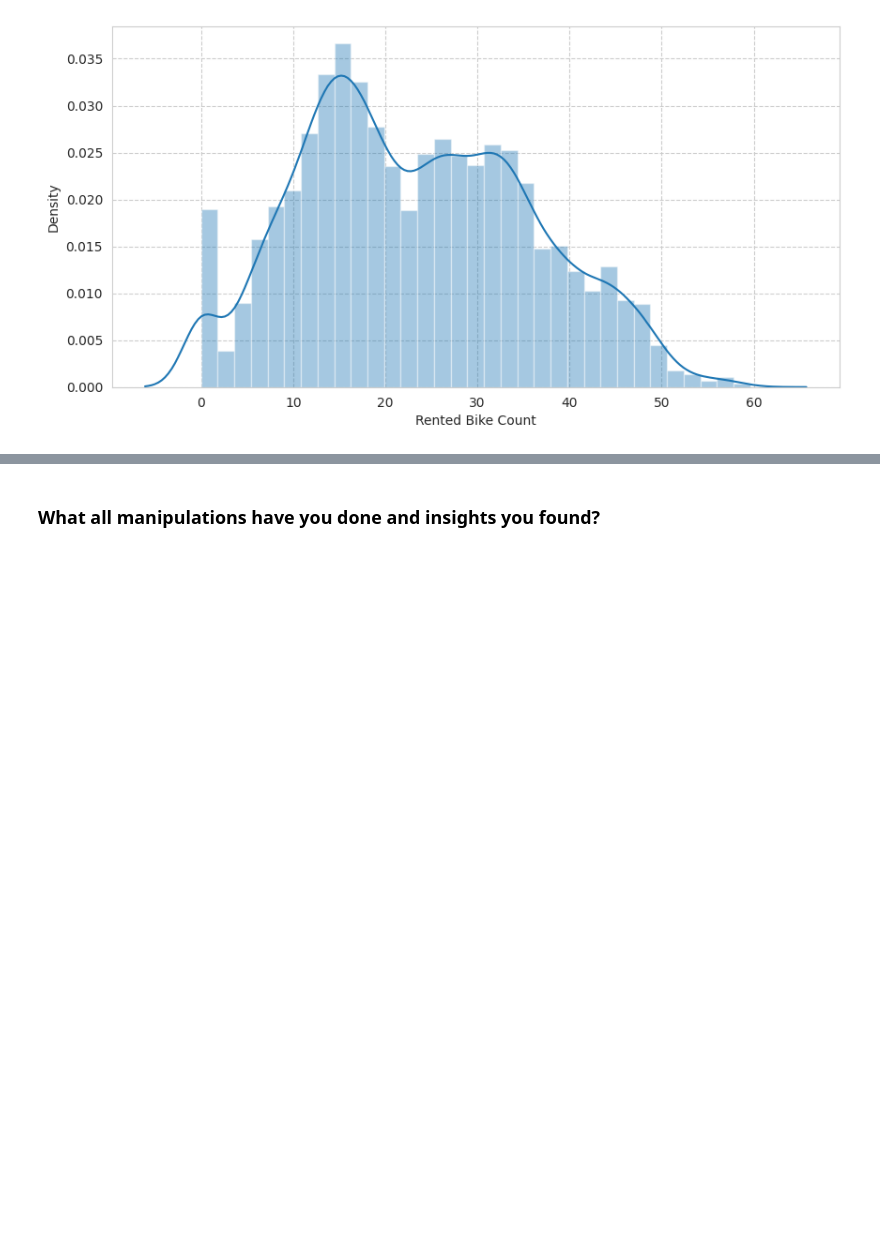
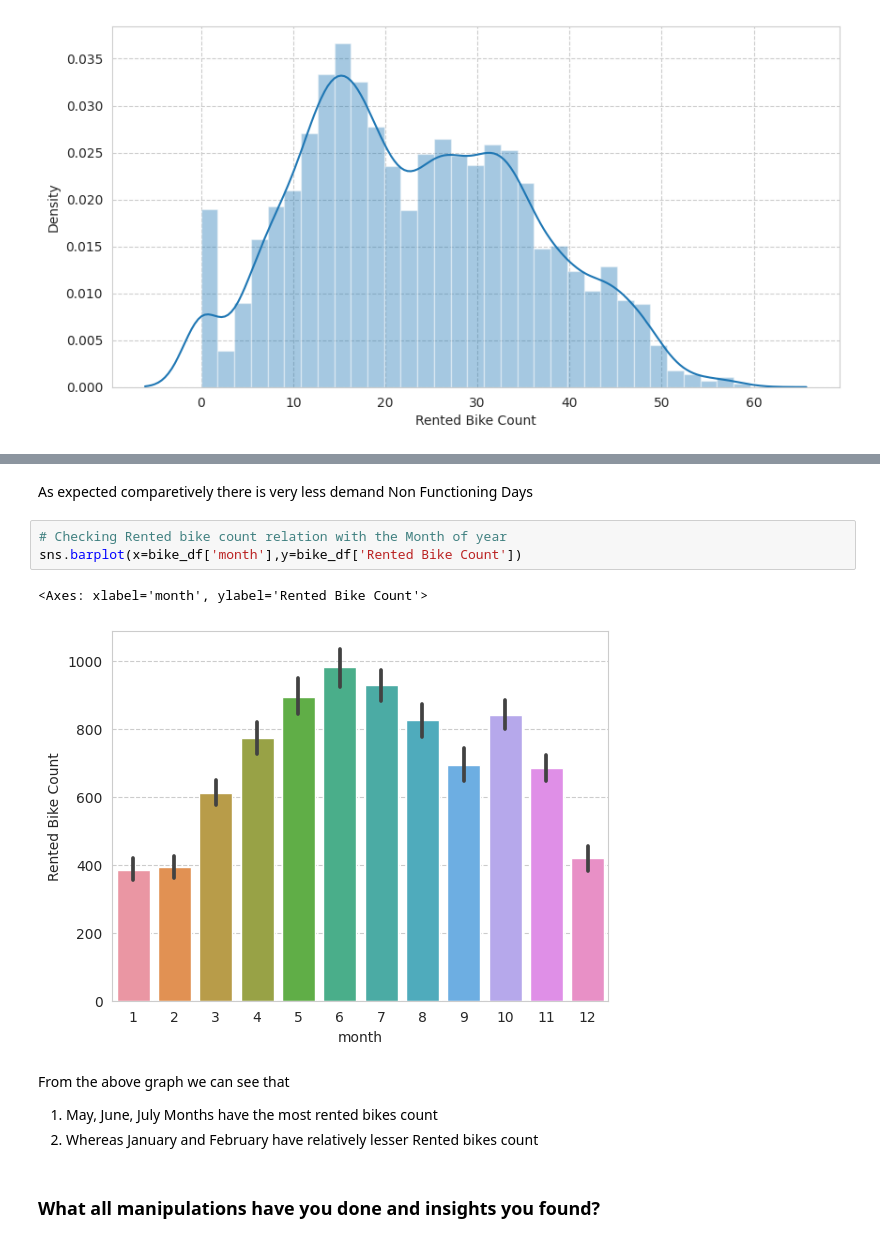
Before and after one commit to ismailali121/LinearRegression_BikeDemandPrediction, a Jupyter notebook: BikeSharingDemandPrediction.ipynb, the cells around one changed output, grey strips where cells are left out. Cells and saved outputs as stored; diff of their text form; blank space fills up the shorter version.

```diff
--- a/BikeSharingDemandPrediction.ipynb
+++ b/BikeSharingDemandPrediction.ipynb
@@ -258,3 +357,15 @@ sns.distplot(np.sqrt(bike_df['Rented Bike Count']))
+# %% [markdown]
+As expected comparetively there is very less demand Non Functioning Days
+# %%
+# Checking Rented bike count relation with the Month of year
+sns.barplot(x=bike_df['month'],y=bike_df['Rented Bike Count'])
+# %% [output]
+<Axes: xlabel='month', ylabel='Rented Bike Count'>
+[figure, added]
+# %% [markdown]
+From the above graph we can see that
+1. May, June, July Months have the most rented bikes count
+2. Whereas January and February have relatively lesser Rented bikes count
 # %% [markdown]
 ### What all manipulations have you done and insights you found?
 # %% [markdown]
```
Also changed, not shown: parts of 12 cells of this notebook.
